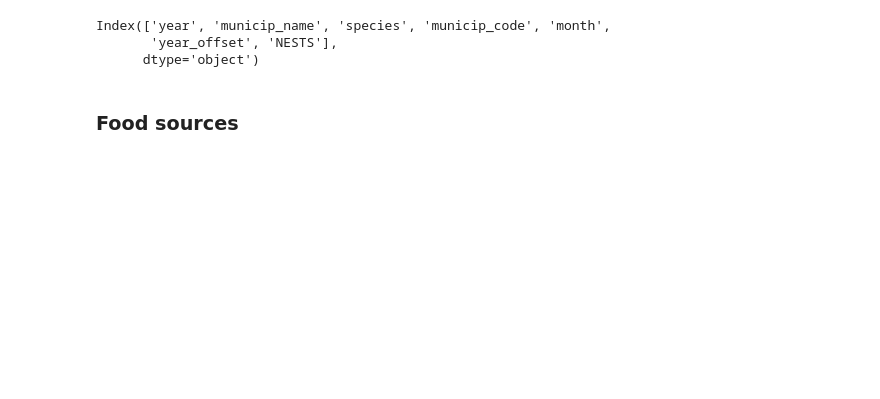
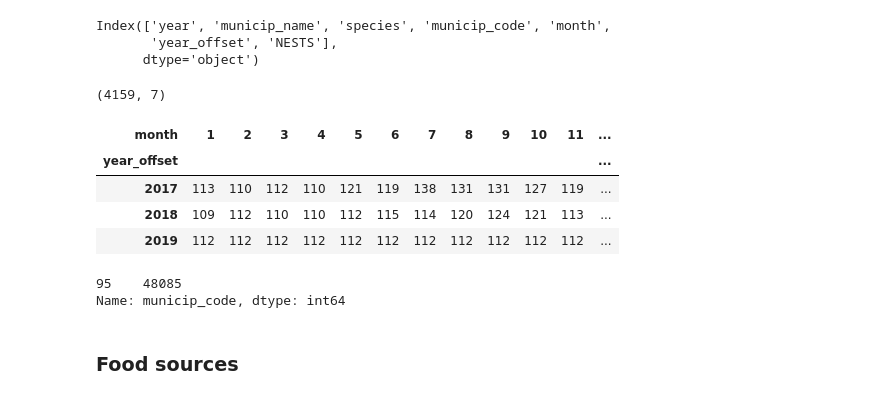
Before and after one commit to IEwaspbusters/KopuruVespaCompetitionIE, a Jupyter notebook: Competition_subs/2021-05-19_submit/Batch_OLS/ALEJANDRO workerbee03_NESTS.ipynb, the cells around one changed output. Saved outputs shown, nothing was run; the diff lists cells and outputs as text; code cells hidden in the pictures; blank space fills up the shorter version.

```diff
--- a/Competition_subs/2021-05-19_submit/Batch_OLS/ALEJANDRO workerbee03_NESTS.ipynb
+++ b/Competition_subs/2021-05-19_submit/Batch_OLS/ALEJANDRO workerbee03_NESTS.ipynb
@@ -141,3 +201,9 @@ all_the_queens_wasps.columns
 Index(['year', 'municip_name', 'species', 'municip_code', 'month',
        'year_offset', 'NESTS'],
       dtype='object')
+# %%
+all_the_queens_wasps.shape
+# %% [output]
+(4159, 7)
+# %%
+all_the_queens_wasps.loc[all_the_queens_wasps.species=='no registers', ['NESTS']] = 0
@@ -144,3 +212,19 @@ Index(['year', 'municip_name', 'species', 'municip_code', 'month',
+# %%
+pd.crosstab(all_the_queens_wasps.year_offset, all_the_queens_wasps.month)
+# %% [output]
+| month | 1 | 2 | 3 | 4 | 5 | 6 | 7 | 8 | 9 | 10 | 11 | ... |
+| year_offset |  |  |  |  |  |  |  |  |  |  |  | ... |
+| 2017 | 113 | 110 | 112 | 110 | 121 | 119 | 138 | 131 | 131 | 127 | 119 | ... |
+| 2018 | 109 | 112 | 110 | 110 | 112 | 115 | 114 | 120 | 124 | 121 | 113 | ... |
+| 2019 | 112 | 112 | 112 | 112 | 112 | 112 | 112 | 112 | 112 | 112 | 112 | ... |
+# %%
+df01.municip_code[~df01.municip_code.isin\
+                  (all_the_queens_wasps.loc[(all_the_queens_wasps.month == 3) &\
+                                            (all_the_queens_wasps.year_offset == 2017),:].\
+                   municip_code.unique())]
+# %% [output]
+95    48085
+Name: municip_code, dtype: int64
 # %% [markdown]
 ### Food sources
 # %%
```
Also changed, not shown: parts of 42 cells of this notebook.
